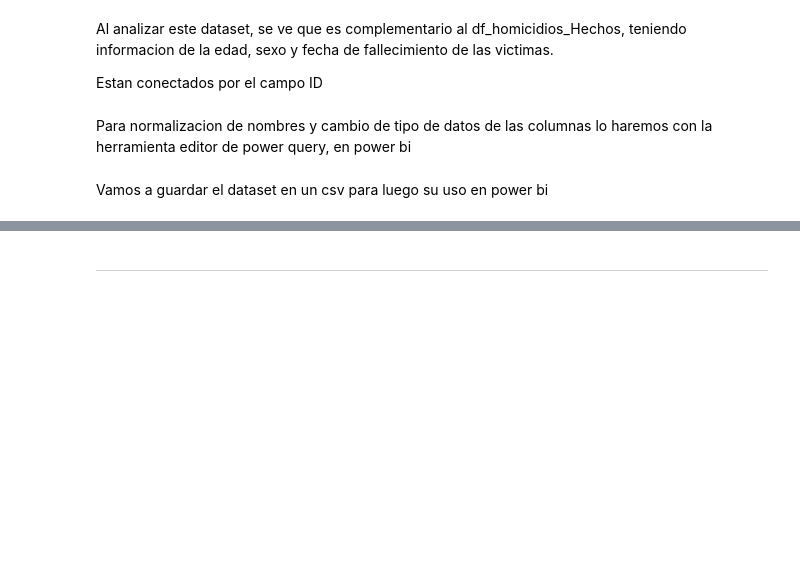
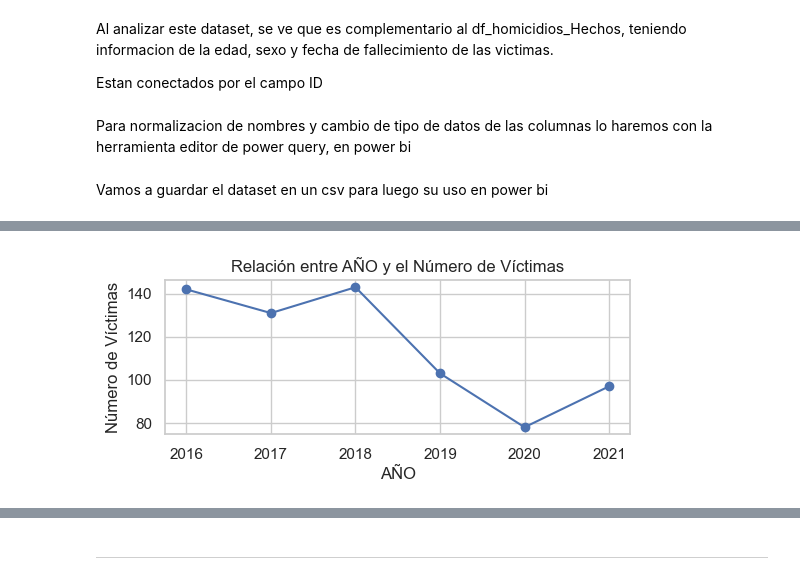
Before and after one commit to Frombini/Proyecto-Siniestros-Viales, a Jupyter notebook: EDA.ipynb, the cells around one changed output, grey strips where cells are left out. Saved outputs shown, nothing was run; the diff lists cells and outputs as text; code cells hidden in the pictures; blank space fills up the shorter version.

```diff
--- a/EDA.ipynb
+++ b/EDA.ipynb
@@ -574,0 +581,14 @@ Anexos:
+# %%
+# Agrupar los datos por fecha y suma el número de víctimas en cada fecha
+victimas_por_fecha = df_homicidios_hechos.groupby('AAAA')['N_VICTIMAS'].count().reset_index()
+
+# Creamos la gráfica
+plt.figure(figsize=(6, 2))
+plt.plot(victimas_por_fecha['AAAA'], victimas_por_fecha['N_VICTIMAS'], marker='o', linestyle='-')
+plt.title('Relación entre AÑO y el Número de Víctimas')
+plt.xlabel('AÑO')
+plt.ylabel('Número de Víctimas')
+plt.grid(True)
+plt.show()
+# %% [output]
+[figure, added]
```
Also changed, not shown: parts of 68 cells of this notebook.
